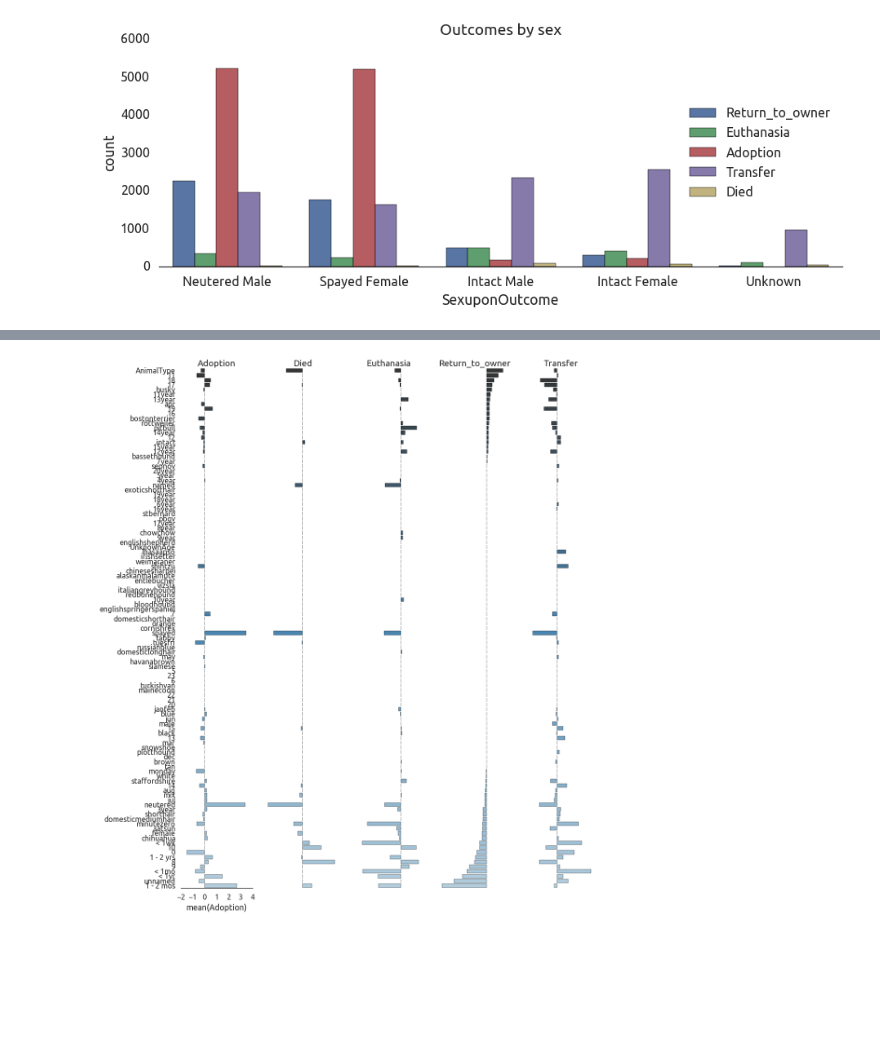
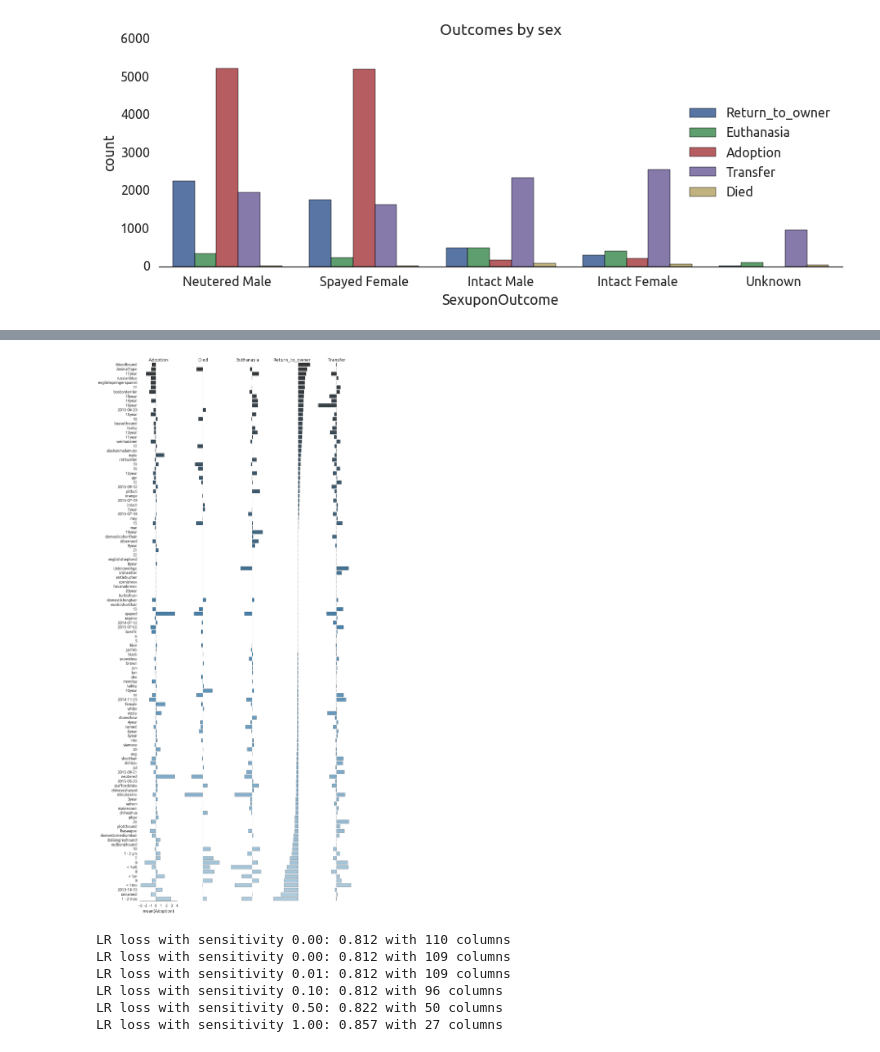
Before and after one commit to dlin17/w207_final, a Jupyter notebook: color.ipynb, the cells around one changed output, grey strips where cells are left out. Drawn from its saved outputs; the diff is of its cells as text; code cells hidden in the pictures; blank space fills up the shorter version.

```diff
--- a/color.ipynb
+++ b/color.ipynb
@@ -105,6 +105,11 @@ def mixedBreed(s):
     else:
         return 0
 
+significant_dates = list(test.groupby(test.DateTime.dt.normalize()).count()['DateTime']\
+                     .sort_values(ascending=False)[:10].index)
+
+date_cols = [str(x)[:10] for x in significant_dates]
+
 def process_data(df):
     df.ix[pd.isnull(df['Name']), 'Named'] = 'Unnamed'
     df.ix[pd.isnull(df['Named']), 'Named'] = 'Named'
@@ -119,6 +124,9 @@ def process_data(df):
     df['mix'] = df['Breed'].map(mixedBreed)
     df['shortBreed'] = df['Breed'].map(shortenBreed)
 
+    for dt in significant_dates:
+        df[str(dt)[:10]] = map(lambda x: x.normalize() == dt, df.DateTime)
+        df[str(dt)[:10]] = df[str(dt)[:10]].astype(int)
 
     df['corp'] = df.apply(lambda x: ' '.join((x.Color, x.SexuponOutcome, x.Named,
                                                        x.weekday, x.month)), axis=1)
@@ -137,6 +145,7 @@ def add_other_features(corpus, df, training=True):
 
     add = pd.concat([(df.AnimalType == 'Dog').astype(int),
                      df.minutezero,
+                     df[date_cols],
                      pd.get_dummies(df.hour),
                     pd.get_dummies(df.ageGroups),
                     df.ix[:,breed_list]], axis=1)
@@ -171,8 +180,3 @@ plt.title('Test data events')
 sns.despine(left=True)
 # %% [output]
 [figure]
-# %%
-for i, outcome in enumerate(['Adoption','Transfer']):
-    d = all_train[all_train.OutcomeType == outcome]
-    dg = d.groupby([d.DateTime.dt.normalize()]).count()['AnimalID'].sort_values(ascending=False)
-    print dg[:2]
@@ -230,5 +273,5 @@ sns.despine(left=True)
 # %%
-clf = LogisticRegression(penalty='l1', C=0.1)
+clf = LogisticRegression(penalty='l1', C=1)
 clf.fit(train, train_labels)
 probs = clf.predict_proba(dev)
 preds = clf.predict(dev)
@@ -295,21 +338,39 @@ print cm
 # %%
 feat_import = pd.DataFrame(clf.coef_,
                            columns=train.columns,
                            index=clf.classes_).T.sort_values('Return_to_owner', ascending=False)
 
 
-plt.figure(figsize=(16,20))
+plt.figure(figsize=(16,40))
 
 for i, j in enumerate(feat_import.columns):
     plt.subplot(1,5,i + 1)
     sns.barplot(x=feat_import.loc[:,j], y=feat_import.index, orient="h", palette='Blues_d')
     plt.title(j)
     if i > 0:
         plt.axis('off')
 
 sns.despine(left=True)
 # %% [output]
-[figure, old version]
+[figure, new version]
+# %%
+for sensitivity in [0, 0.001, 0.01, 0.1, 0.5, 1]:
+    reduced_train = train.iloc[:,np.where(abs(np.sum(clf.coef_, axis=0)) > sensitivity)[0]]
+    reduced_dev = dev.iloc[:,np.where(abs(np.sum(clf.coef_, axis=0)) > sensitivity)[0]]
+
+    clf_new = LogisticRegression(penalty='l2', C=1)
+    clf_new.fit(reduced_train, train_labels)
+    probs = clf_new.predict_proba(reduced_dev)
+    preds = clf_new.predict(reduced_dev)
+    print 'LR loss with sensitivity {:.2f}: {:.3f} with {:d} columns'.format(sensitivity, log_loss(dev_labels, probs),
+                                                                            len(reduced_train.columns))
+# %% [output]
+LR loss with sensitivity 0.00: 0.812 with 110 columns
+LR loss with sensitivity 0.00: 0.812 with 109 columns
+LR loss with sensitivity 0.01: 0.812 with 109 columns
+LR loss with sensitivity 0.10: 0.812 with 96 columns
+LR loss with sensitivity 0.50: 0.822 with 50 columns
+LR loss with sensitivity 1.00: 0.857 with 27 columns
 # %%
 clf.fit(new_corp.iloc[:,:-1], new_corp.iloc[:,-1])
 
```
Also changed, not shown: parts of 9 cells of this notebook.
